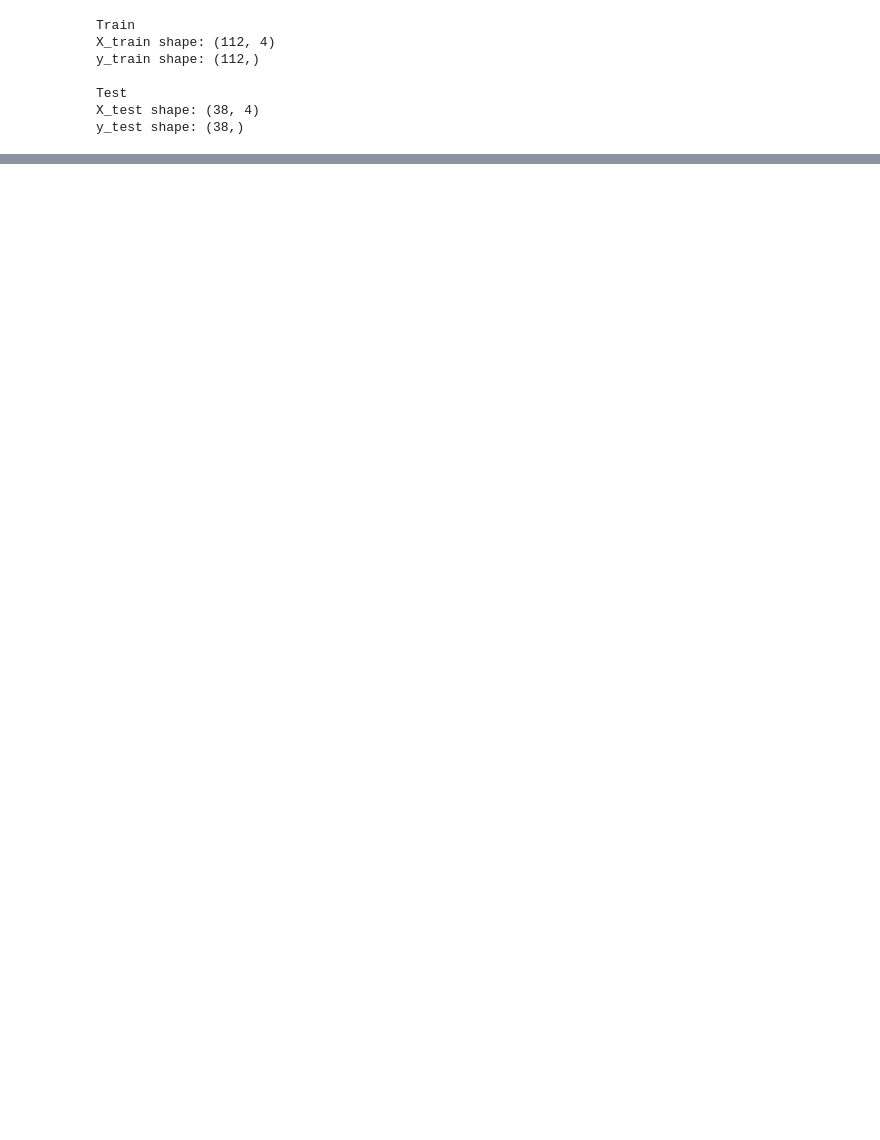
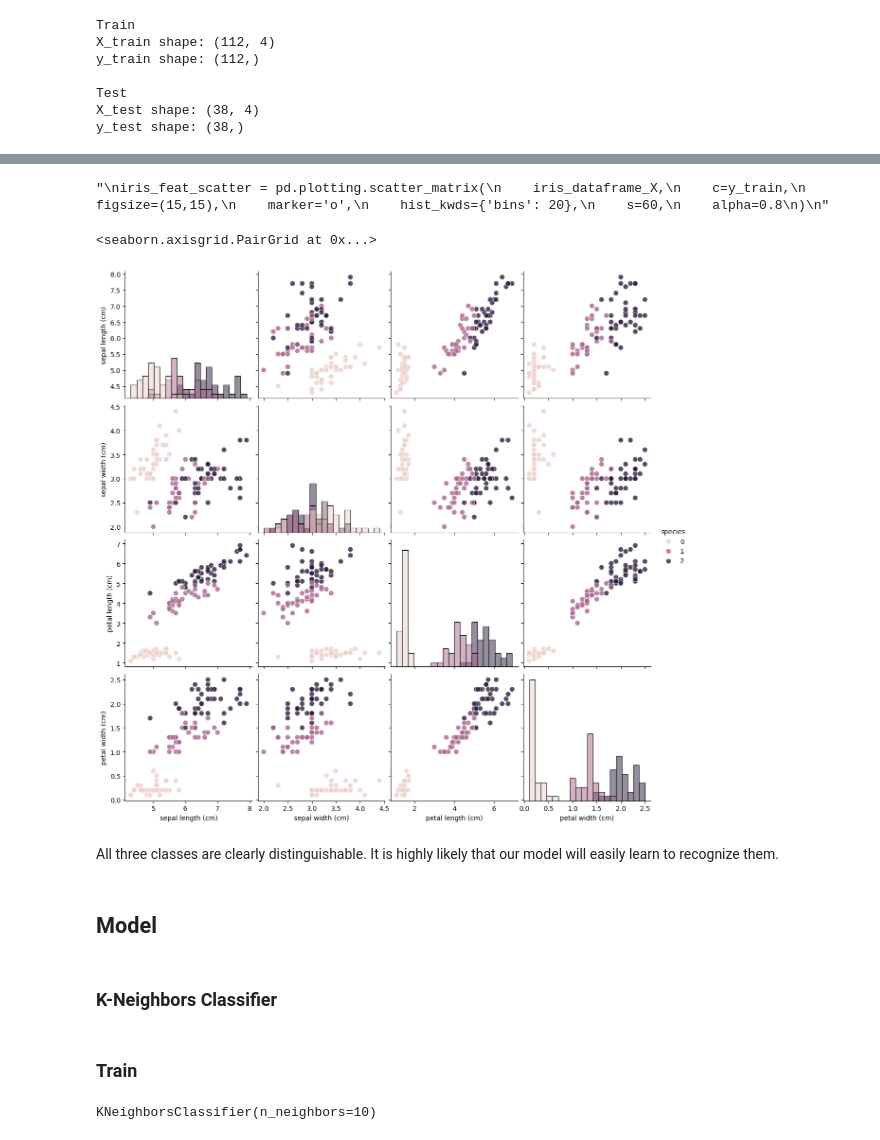
Before and after one commit to jarsonX/machine-learning-python, a Jupyter notebook: scripts/app_1_iris.ipynb, the cells around one changed output, grey strips where cells are left out. Saved outputs shown, nothing was run; the diff lists cells and outputs as text; code cells hidden in the pictures; blank space fills up the shorter version.

Commit message:
completed application 1 'iris classification' based on k-neighbors

```diff
--- a/scripts/app_1_iris.ipynb
+++ b/scripts/app_1_iris.ipynb
@@ -151,3 +87,6 @@ y_train shape: (112,)
 Test
 X_test shape: (38, 4)
 y_test shape: (38,)
+# %%
+iris_dataframe_X = pd.DataFrame(X_train, columns=iris_dataset.feature_names)
+iris_dataframe_X.head(10)
@@ -153,0 +133,38 @@ y_test shape: (38,)
+# %%
+# Vis using pandas.plotting
+"""
+iris_feat_scatter = pd.plotting.scatter_matrix(
+    iris_dataframe_X,
+    c=y_train,
+    figsize=(15,15),
+    marker='o',
+    hist_kwds={'bins': 20},
+    s=60,
+    alpha=0.8
+)
+"""
+# %% [output]
+"\niris_feat_scatter = pd.plotting.scatter_matrix(\n    iris_dataframe_X,\n    c=y_train,\n    figsize=(15,15),\n    marker='o',\n    hist_kwds={'bins': 20},\n    s=60,\n    alpha=0.8\n)\n"
+# %%
+df_plot = iris_dataframe_X.copy()
+df_plot['species'] = y_train
+
+sns.pairplot(
+    df_plot,
+    hue='species',
+    height=3,
+    diag_kind='hist',
+    diag_kws={'bins':20},
+    #diag_kws={'bins':20, 'stat':'density'},
+    markers='o',
+    plot_kws={'s':60, 'alpha':0.8}
+)
+# %% [output]
+<seaborn.axisgrid.PairGrid at 0x...>
+[figure, added]
+# %% [markdown]
+All three classes are clearly distinguishable. It is highly likely that our model will easily learn to recognize them.
+# %% [markdown]
+## Model
+# %% [markdown]
+### K-Neighbors Classifier
@@ -153,0 +180,6 @@ y_test shape: (38,)
+# %% [markdown]
+### Train
+# %%
+knn.fit(X_train, y_train)
+# %% [output]
+KNeighborsClassifier(n_neighbors=10)
```
Also changed, not shown: parts of 38 cells of this notebook.
